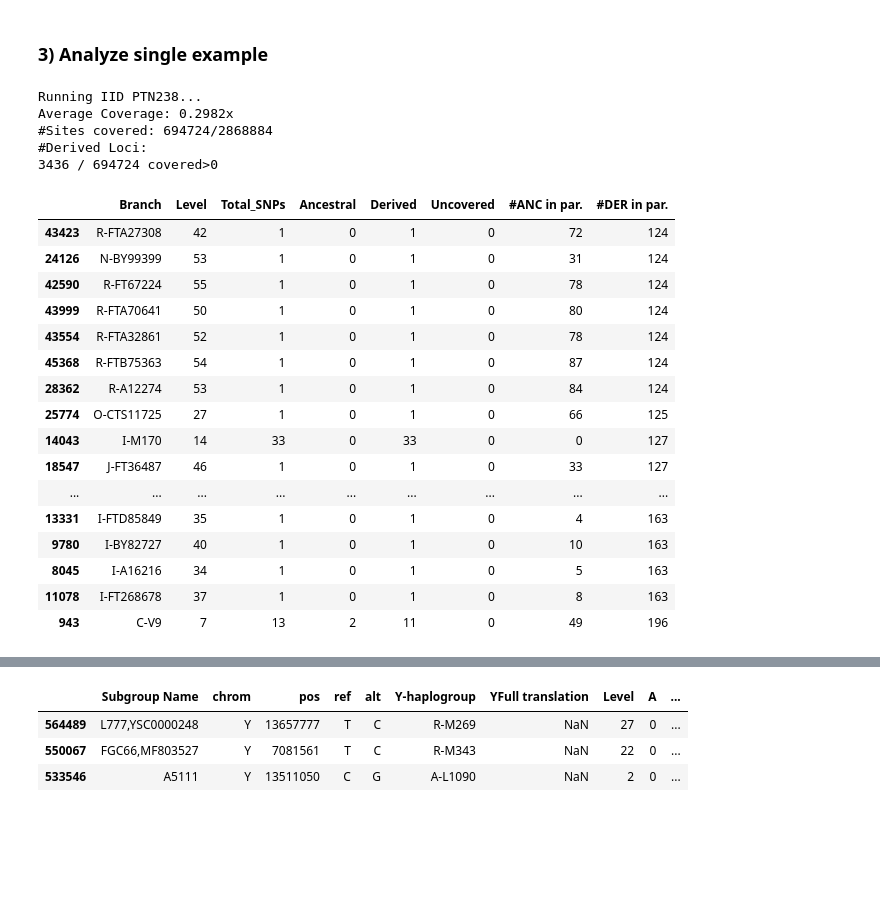
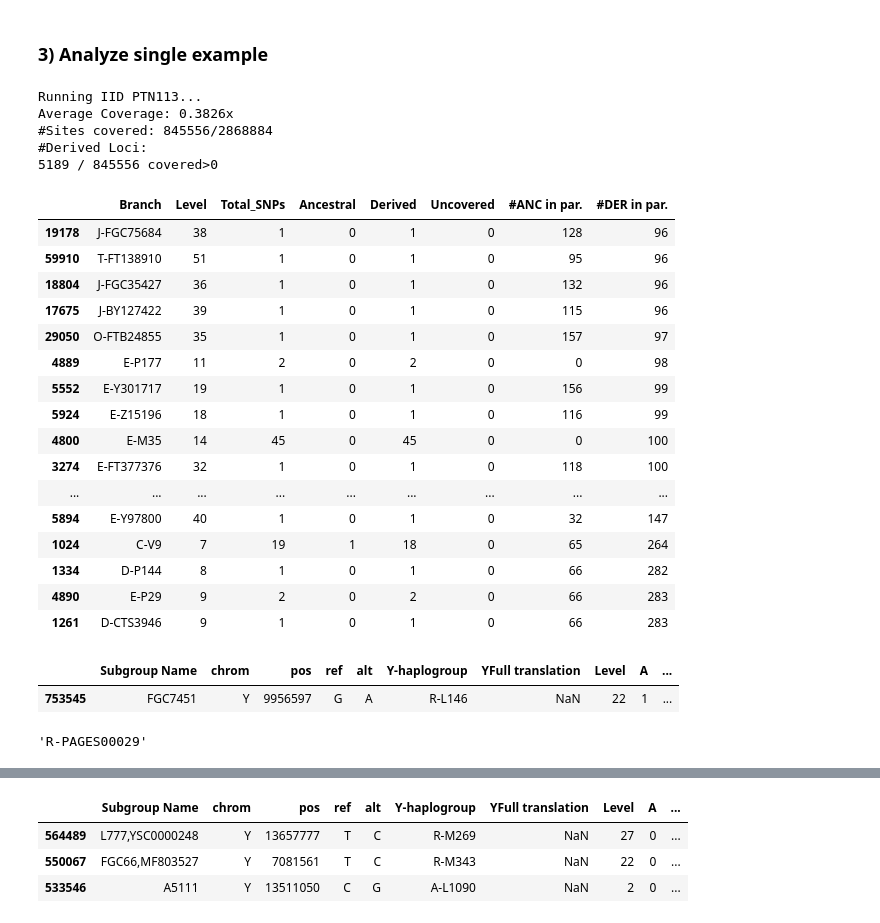
Before and after one commit to hringbauer/y_chrom, a Jupyter notebook: notebooks/clean_OY/consistent_errors.ipynb, the cells around one changed output, grey strips where cells are left out. Saved outputs shown, nothing was run; the diff lists cells and outputs as text; code cells hidden in the pictures; blank space fills up the shorter version.

```diff
--- a/notebooks/clean_OY/consistent_errors.ipynb
+++ b/notebooks/clean_OY/consistent_errors.ipynb
@@ -344,39 +344,48 @@ df_m["iid"][-50:] # Plot a few male IIDs
 # %% [markdown]
 ### 3) Analyze single example
 # %%
-iid = "PTN238"
+iid = "PTN113"
 print(f"Running IID {iid}...")
 bam_path = df_bams.loc[df_bams["iid"]==iid, "bam"].values[0]
 
 ### Do the call
 df_ch, df_der = call_y_bam(df=df1, path_bam=bam_path,
                        path_bed='/mnt/archgen/users/hringbauer/git/y_chrom/data/OY_snps.bed')
 
 ### Post-process output for info for manual call
 dft = div_anc_der(df_ch, df_exclude=df_ex)
 dfd = dft[dft["Derived"]>dft["Ancestral"]]
 display(dfd.sort_values(by="#DER in par.").tail(30))
 # %% [output]
-Running IID PTN238...
-Average Coverage: 0.2982x
-#Sites covered: 694724/2868884
+Running IID PTN113...
+Average Coverage: 0.3826x
+#Sites covered: 845556/2868884
 #Derived Loci:
-3436 / 694724 covered>0
+5189 / 845556 covered>0
 |  | Branch | Level | Total_SNPs | Ancestral | Derived | Uncovered | #ANC in par. | #DER in par. |
-| 43423 | R-FTA27308 | 42 | 1 | 0 | 1 | 0 | 72 | 124 |
-| 24126 | N-BY99399 | 53 | 1 | 0 | 1 | 0 | 31 | 124 |
-| 42590 | R-FT67224 | 55 | 1 | 0 | 1 | 0 | 78 | 124 |
-| 43999 | R-FTA70641 | 50 | 1 | 0 | 1 | 0 | 80 | 124 |
-| 43554 | R-FTA32861 | 52 | 1 | 0 | 1 | 0 | 78 | 124 |
-| 45368 | R-FTB75363 | 54 | 1 | 0 | 1 | 0 | 87 | 124 |
-| 28362 | R-A12274 | 53 | 1 | 0 | 1 | 0 | 84 | 124 |
-| 25774 | O-CTS11725 | 27 | 1 | 0 | 1 | 0 | 66 | 125 |
-| 14043 | I-M170 | 14 | 33 | 0 | 33 | 0 | 0 | 127 |
-| 18547 | J-FT36487 | 46 | 1 | 0 | 1 | 0 | 33 | 127 |
+| 19178 | J-FGC75684 | 38 | 1 | 0 | 1 | 0 | 128 | 96 |
+| 59910 | T-FT138910 | 51 | 1 | 0 | 1 | 0 | 95 | 96 |
+| 18804 | J-FGC35427 | 36 | 1 | 0 | 1 | 0 | 132 | 96 |
+| 17675 | J-BY127422 | 39 | 1 | 0 | 1 | 0 | 115 | 96 |
+| 29050 | O-FTB24855 | 35 | 1 | 0 | 1 | 0 | 157 | 97 |
+| 4889 | E-P177 | 11 | 2 | 0 | 2 | 0 | 0 | 98 |
+| 5552 | E-Y301717 | 19 | 1 | 0 | 1 | 0 | 156 | 99 |
+| 5924 | E-Z15196 | 18 | 1 | 0 | 1 | 0 | 116 | 99 |
+| 4800 | E-M35 | 14 | 45 | 0 | 45 | 0 | 0 | 100 |
+| 3274 | E-FT377376 | 32 | 1 | 0 | 1 | 0 | 118 | 100 |
 | ... | ... | ... | ... | ... | ... | ... | ... | ... |
-| 13331 | I-FTD85849 | 35 | 1 | 0 | 1 | 0 | 4 | 163 |
-| 9780 | I-BY82727 | 40 | 1 | 0 | 1 | 0 | 10 | 163 |
-| 8045 | I-A16216 | 34 | 1 | 0 | 1 | 0 | 5 | 163 |
-| 11078 | I-FT268678 | 37 | 1 | 0 | 1 | 0 | 8 | 163 |
-| 943 | C-V9 | 7 | 13 | 2 | 11 | 0 | 49 | 196 |
+| 5894 | E-Y97800 | 40 | 1 | 0 | 1 | 0 | 32 | 147 |
+| 1024 | C-V9 | 7 | 19 | 1 | 18 | 0 | 65 | 264 |
+| 1334 | D-P144 | 8 | 1 | 0 | 1 | 0 | 66 | 282 |
+| 4890 | E-P29 | 9 | 2 | 0 | 2 | 0 | 66 | 283 |
+| 1261 | D-CTS3946 | 9 | 1 | 0 | 1 | 0 | 66 | 283 |
+# %%
+df_ch[df_ch["Y-haplogroup"]=="R-L146"]
+# %% [output]
+|  | Subgroup Name | chrom | pos | ref | alt | Y-haplogroup | YFull translation | Level | A | ... |
+| 753545 | FGC7451 | Y | 9956597 | G | A | R-L146 | NaN | 22 | 1 | ... |
+# %%
+chpar["R-L146"]
+# %% [output]
+'R-PAGES00029'
 # %%
```
Also changed, not shown: parts of 4 cells of this notebook, 2 other files.
